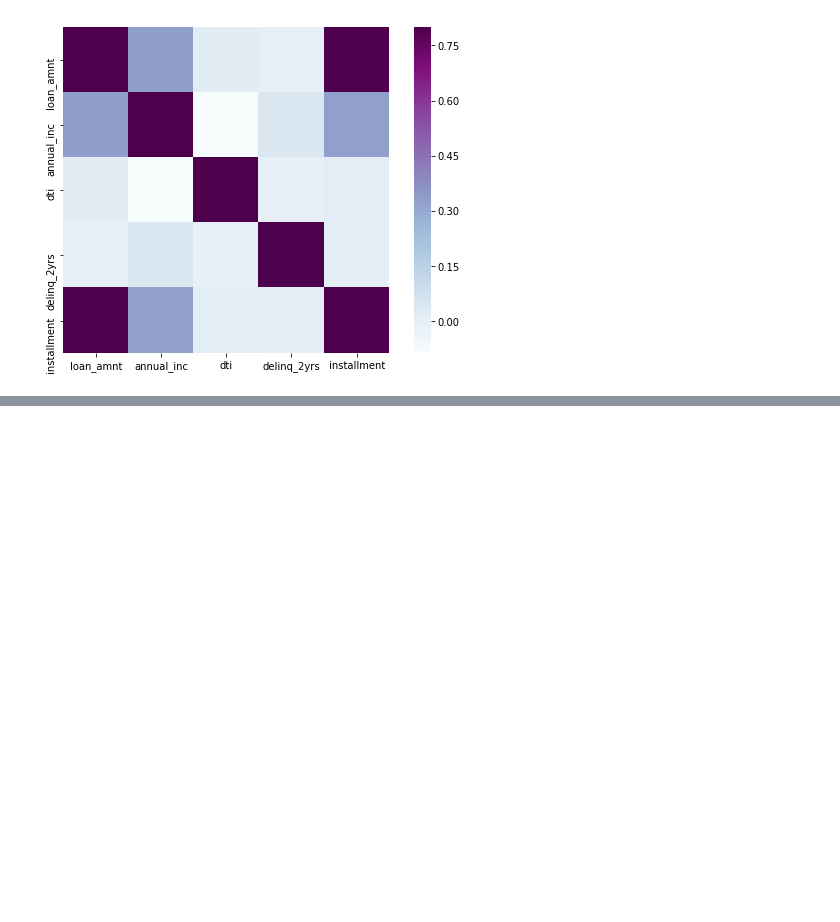
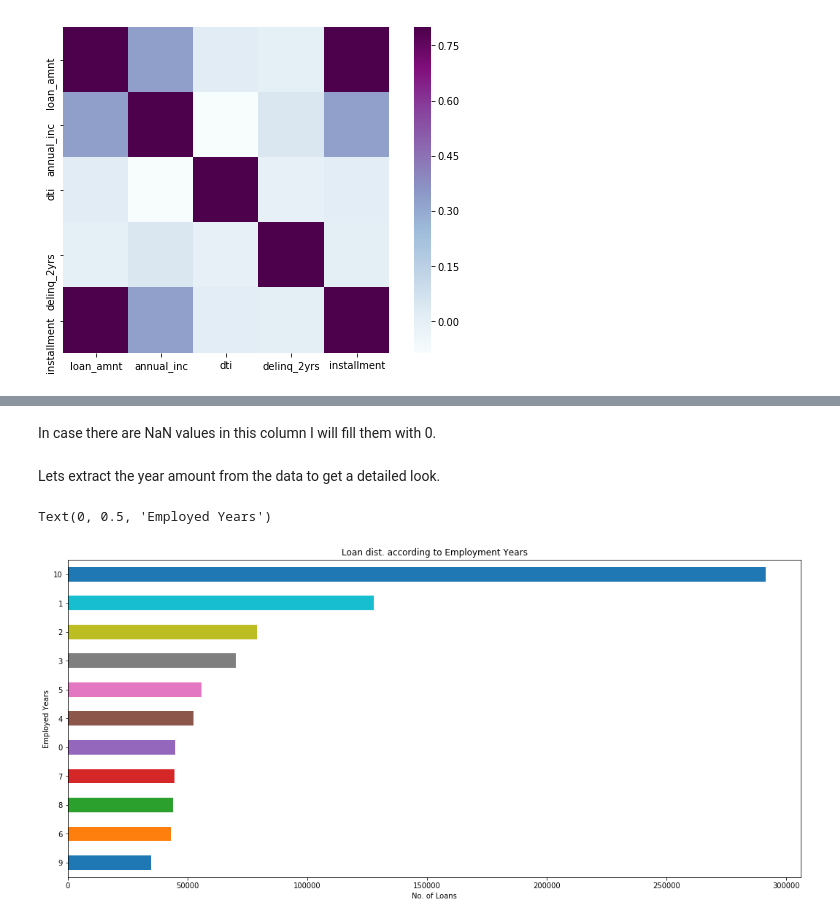
Before and after one commit to abbasqureshi7/LendingClubProject1, a Jupyter notebook: Lending Club Project 1.ipynb, the cells around one changed output, grey strips where cells are left out. Cells and saved outputs as stored; diff of their text form; code cells hidden in the pictures; blank space fills up the shorter version.

```diff
--- a/Lending Club Project 1.ipynb
+++ b/Lending Club Project 1.ipynb
@@ -622,0 +749,16 @@ sns.heatmap(matrix, vmax=.8, square=True, cmap="BuPu");
+# %% [markdown]
+In case there are NaN values in this column I will fill them with 0.
+# %%
+df['emp_length'].fillna(value=0,inplace=True)
+# %% [markdown]
+Lets extract the year amount from the data to get a detailed look.
+# %%
+df['emp_length'].replace(to_replace='[^0-9]+', value='', inplace=True, regex=True)
+# %%
+df['emp_length'].value_counts().sort_values().plot(kind='barh',figsize=(18,8))
+plt.title('Loan dist. according to Employment Years')
+plt.xlabel('No. of Loans')
+plt.ylabel('Employed Years')
+# %% [output]
+Text(0, 0.5, 'Employed Years')
+[figure, added]
```
Also changed, not shown: parts of 79 cells of this notebook.
